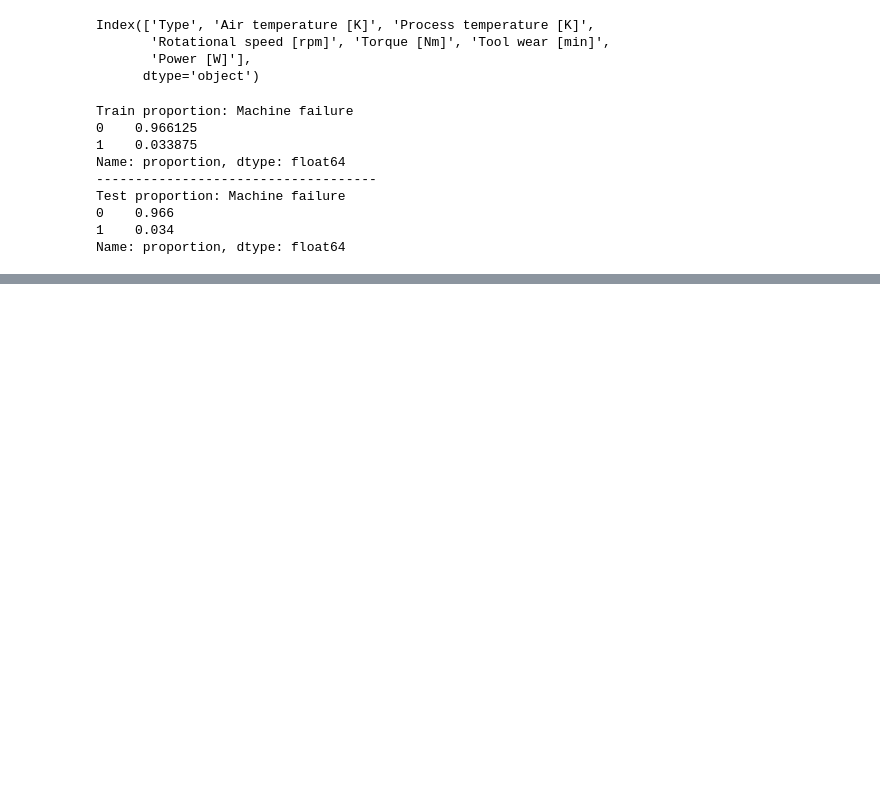
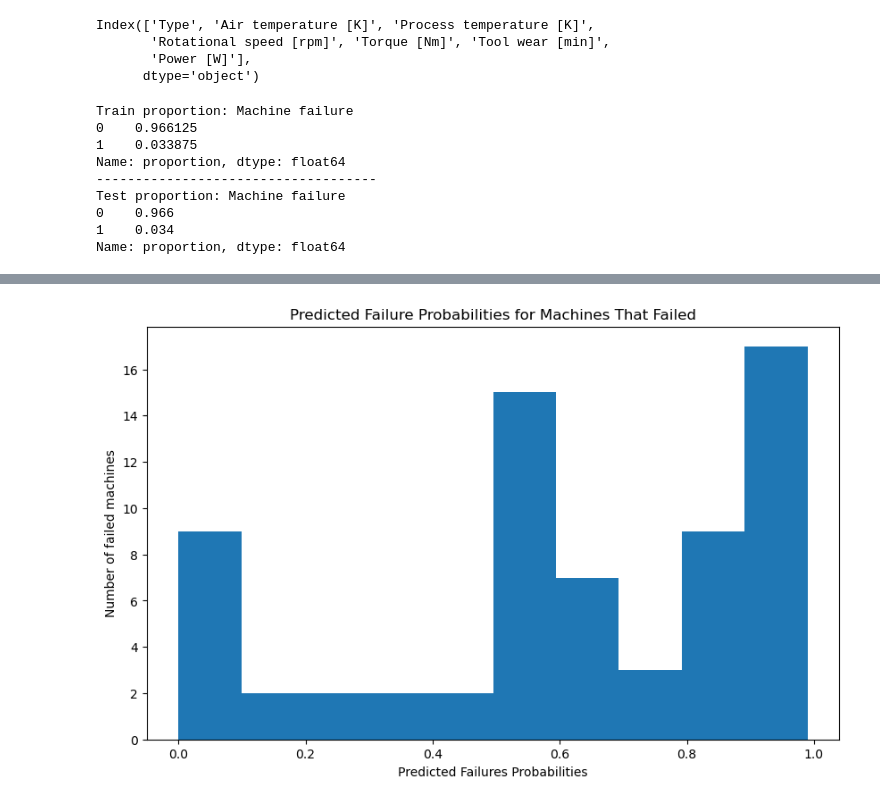
Before and after one commit to LucasMeloPedro/ai4i-predictive_maintenance, a Jupyter notebook: Predictive_maintenance.ipynb, the cells around one changed output, grey strips where cells are left out. Saved outputs shown, nothing was run; the diff lists cells and outputs as text; code cells hidden in the pictures; blank space fills up the shorter version.

Commit message:
Probabilities analysis and risk level categorization

```diff
--- a/Predictive_maintenance.ipynb
+++ b/Predictive_maintenance.ipynb
@@ -605,0 +619,3 @@ preprocessor = ColumnTransformer(transformers = [('cat', OneHotEncoder(handle_un
+# %%
+# Train the model
+model.fit(X_train, y_train)
@@ -605,0 +630,3 @@ preprocessor = ColumnTransformer(transformers = [('cat', OneHotEncoder(handle_un
+# %%
+# Predict failure probabilities
+y_proba = model.predict_proba(X_test)[:, 1]
@@ -605,0 +656,5 @@ preprocessor = ColumnTransformer(transformers = [('cat', OneHotEncoder(handle_un
+# %%
+risk_analysis = pd.DataFrame({
+                            'failure_status': y_test,
+                            'failure_probability' : y_proba})
+risk_analysis.head()
@@ -605,0 +668,3 @@ preprocessor = ColumnTransformer(transformers = [('cat', OneHotEncoder(handle_un
+# %%
+failed_machines = risk_analysis[ risk_analysis['failure_status'] == 1]
+failed_machines
@@ -605,0 +697,10 @@ preprocessor = ColumnTransformer(transformers = [('cat', OneHotEncoder(handle_un
+# %%
+# Visualize the probabilities of failures predicted among those machines that failed
+plt.figure(figsize=(10, 6))
+plt.hist(failed_machines['failure_probability'], bins = 10)
+plt.xlabel('Predicted Failures Probabilities')
+plt.ylabel('Number of failed machines')
+plt.title('Predicted Failure Probabilities for Machines That Failed')
+plt.show()
+# %% [output]
+[figure, added]
```
Also changed, not shown: parts of 15 cells of this notebook.
